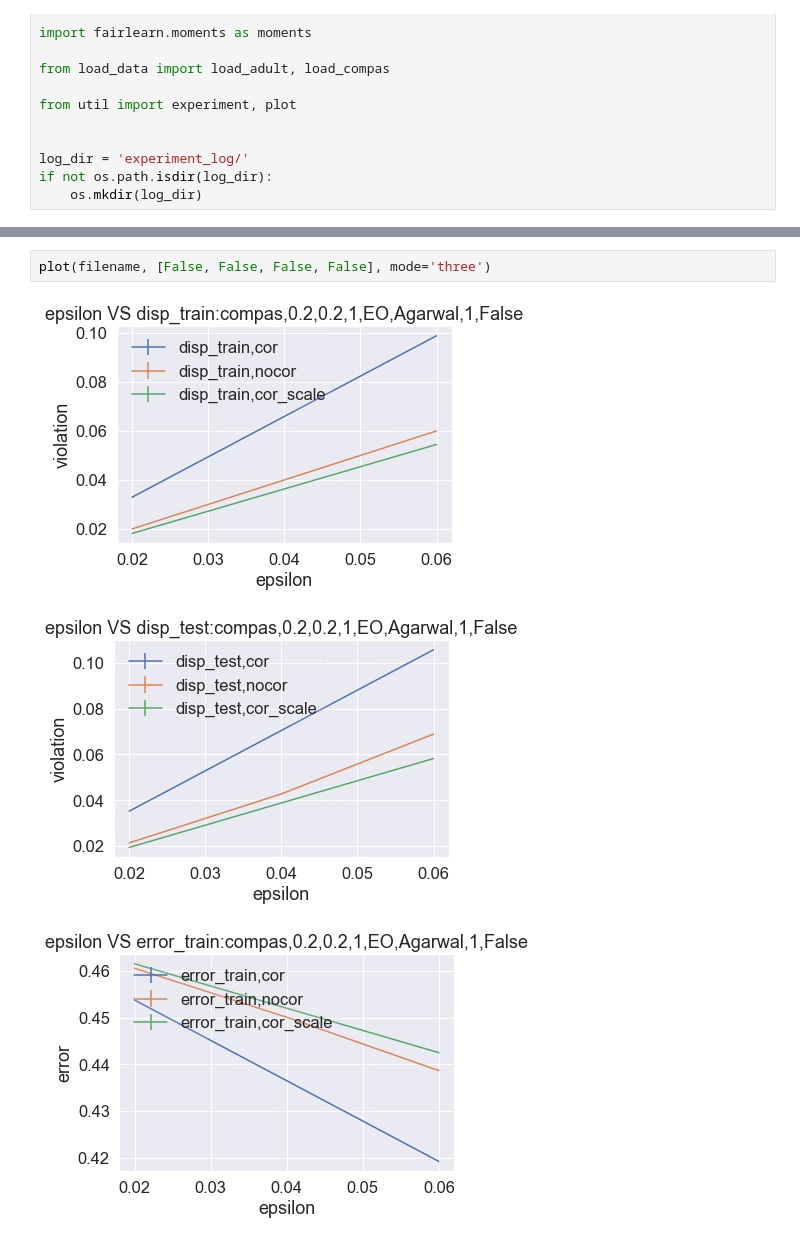
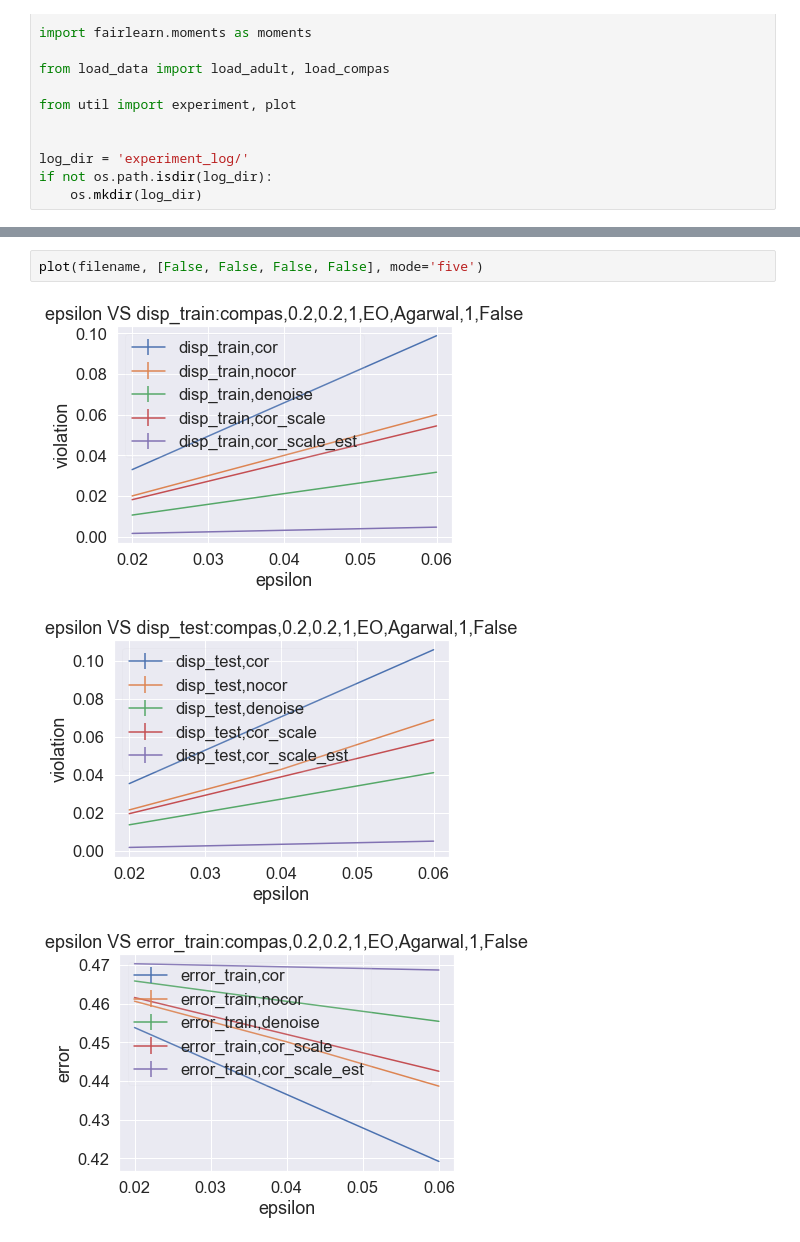
Before and after one commit to AIasd/noise_fairlearn, a Jupyter notebook: demo.ipynb, the cells around one changed output, grey strips where cells are left out. Cells and saved outputs as stored; diff of their text form.

```diff
--- a/demo.ipynb
+++ b/demo.ipynb
@@ -50,6 +52,6 @@ alpha_a_p: 0.8908695879497553 beta_a_p: 0.06231979061429688
 # %%
-plot(filename, [False, False, False, False], mode='three')
+plot(filename, [False, False, False, False], mode='five')
 # %% [output]
-[figure, old version]
+[figure, new version]
-[figure, old version]
+[figure, new version]
-[figure, old version]
+[figure, new version]
```
Also changed, not shown: parts of 4 cells of this notebook, 1 other file.
